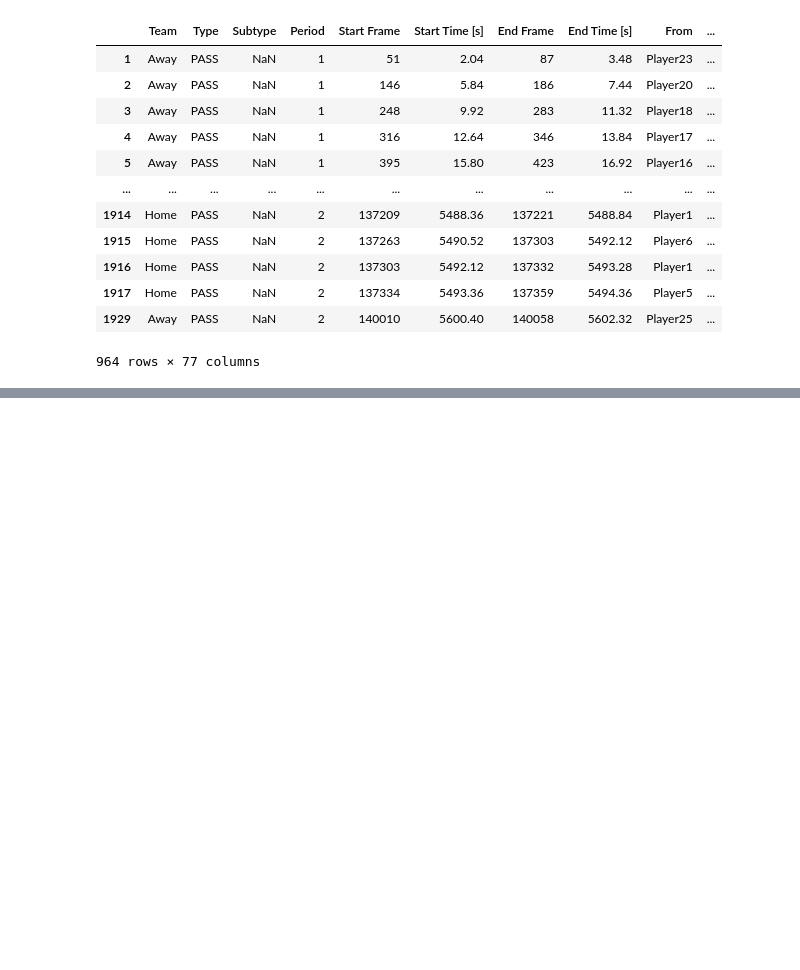
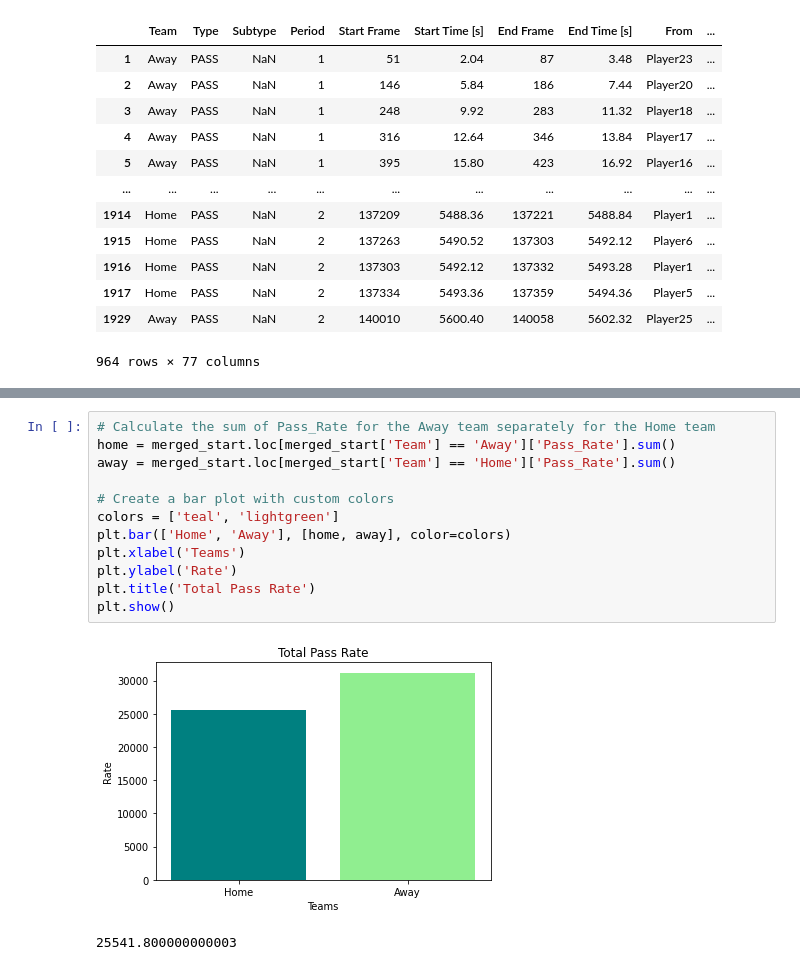
Before and after one commit to nahiid/soccer-impact-factor, a Jupyter notebook: src/impact_factor.ipynb, the cells around one changed output, grey strips where cells are left out. Cells and saved outputs as stored; diff of their text form; blank space fills up the shorter version.

```diff
--- a/src/impact_factor.ipynb
+++ b/src/impact_factor.ipynb
@@ -998,2 +588,17 @@ merged_start
 | 1934 | Home | BALL OUT | CLEARANCE | 2 | 140265 | 5610.60 | 140298 | 5611.92 | Player12 | ... |
 1935 rows × 80 columns
+# %%
+# Calculate the sum of Pass_Rate for the Away team separately for the Home team
+home = merged_start.loc[merged_start['Team'] == 'Away']['Pass_Rate'].sum()
+away = merged_start.loc[merged_start['Team'] == 'Home']['Pass_Rate'].sum()
+
+# Create a bar plot with custom colors
+colors = ['teal', 'lightgreen']
+plt.bar(['Home', 'Away'], [home, away], color=colors)
+plt.xlabel('Teams')
+plt.ylabel('Rate')
+plt.title('Total Pass Rate')
+plt.show()
+# %% [output]
+[figure, added]
+25541.800000000003
```
Also changed, not shown: parts of 47 cells of this notebook.
